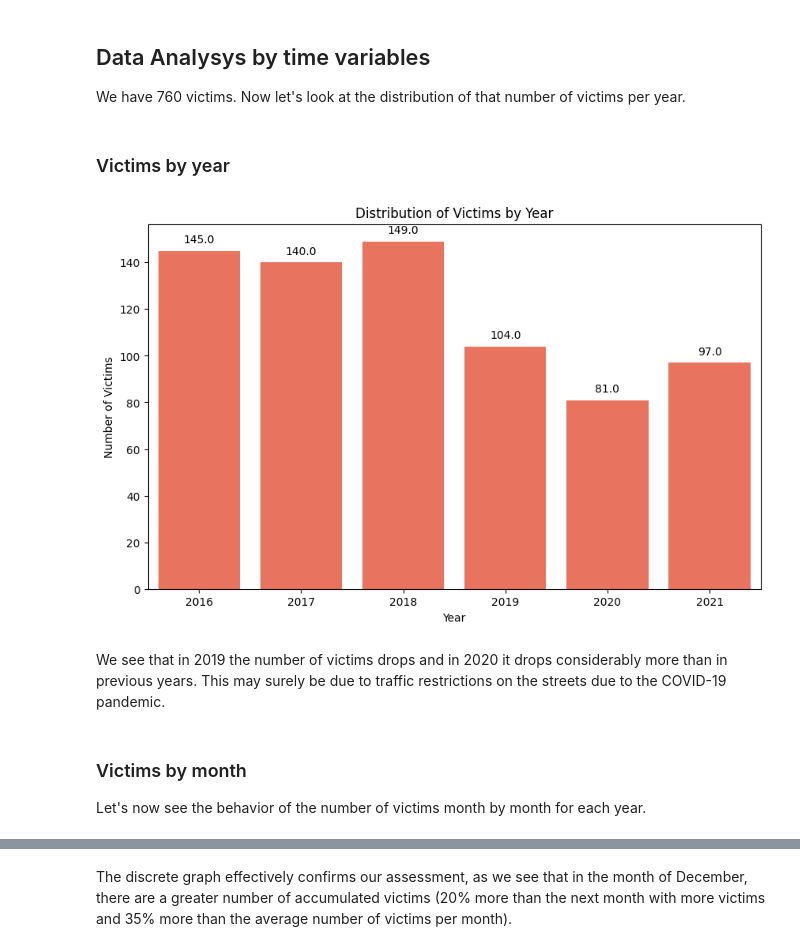
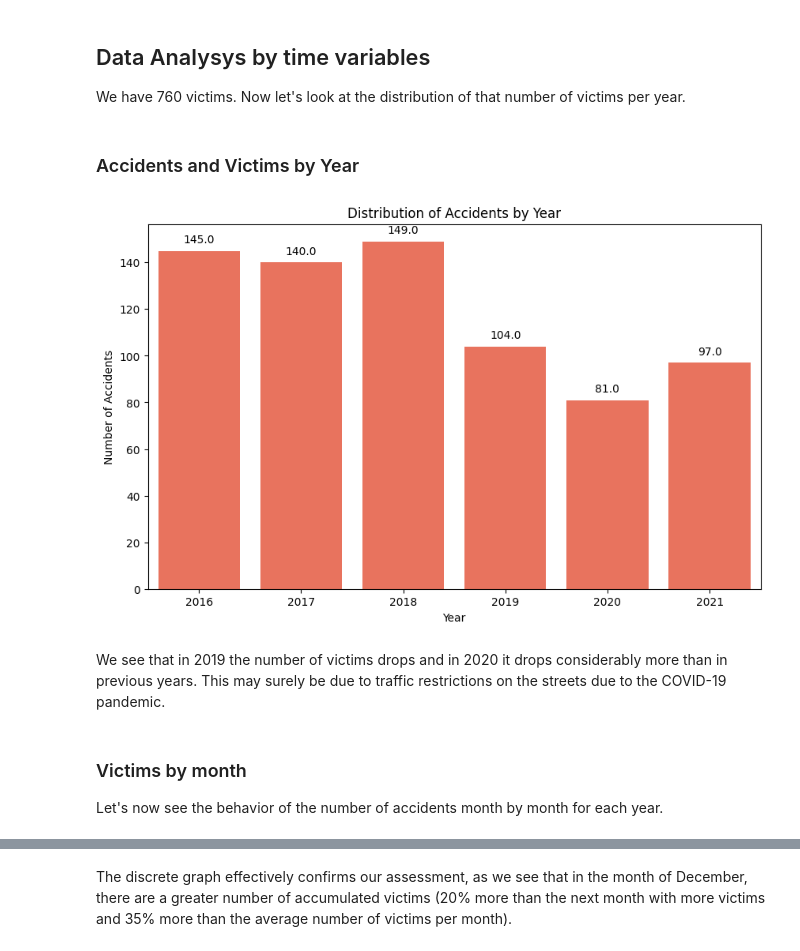
Before and after one commit to leocortes85/Road-accidents-in-the-City-of-Buenos-Aires--CABA, a Jupyter notebook: EDA.ipynb, the cells around one changed output, grey strips where cells are left out. Drawn from its saved outputs; the diff is of its cells as text; code cells hidden in the pictures.

```diff
--- a/EDA.ipynb
+++ b/EDA.ipynb
@@ -54,25 +54,25 @@ The total number of victims is: 760
 
 We have 760 victims. Now let's look at the distribution of that number of victims per year.
 # %% [markdown]
-### Victims by year
+### Accidents and Victims by Year
 # %%
 # Create a bar plot
 plt.figure(figsize=(10, 6))
 ax = sns.countplot(x='Año', data=df, color='tomato')
 
 # Add labels
 for p in ax.patches:
     ax.annotate(f'{p.get_height()}', (p.get_x() + p.get_width() / 2., p.get_height()), ha='center', va='center', xytext=(0, 10), textcoords='offset points')
 
-plt.title('Distribution of Victims by Year')
+plt.title('Distribution of Accidents by Year')
 plt.xlabel('Year')
-plt.ylabel('Number of Victims')
+plt.ylabel('Number of Accidents')
 plt.show()
 # %% [output]
-[figure, old version]
+[figure, new version]
 # %% [markdown]
 We see that in 2019 the number of victims drops and in 2020 it drops considerably more than in previous years. This may surely be due to traffic restrictions on the streets due to the COVID-19 pandemic.
 # %% [markdown]
 ### Victims by month
 
-Let's now see the behavior of the number of victims month by month for each year.
+Let's now see the behavior of the number of accidents month by month for each year.
```
Also changed, not shown: parts of 8 cells of this notebook, 4 other files.
